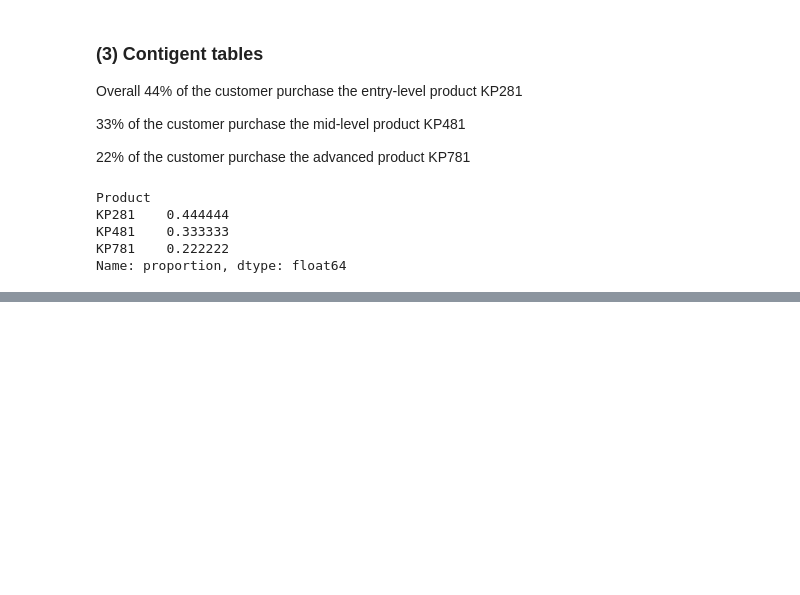
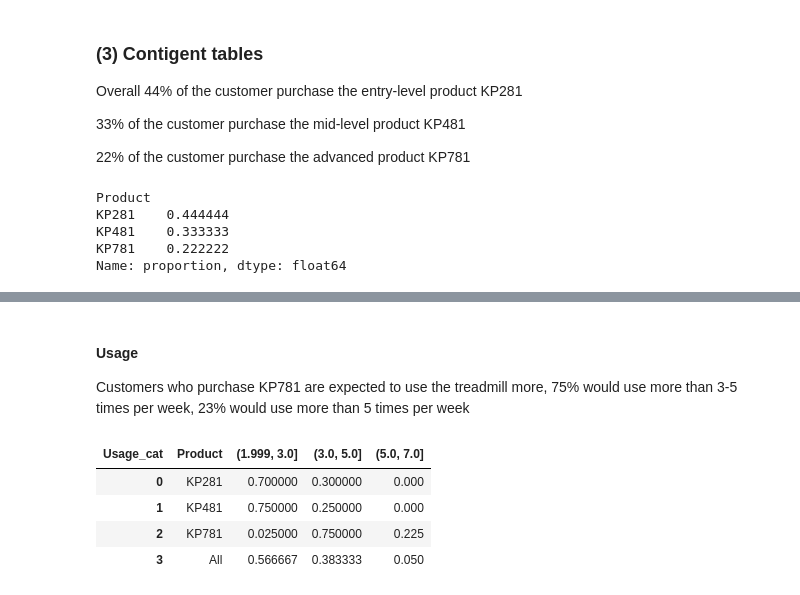
Before and after one commit to J-ZW-Wang/ss_data_project, a Jupyter notebook: Aerofit_Treadmill_Buyer_Profile/Treadmill Buyer Profile.ipynb, the cells around one changed output, grey strips where cells are left out. Cells and saved outputs as stored; diff of their text form; code cells hidden in the pictures; blank space fills up the shorter version.

```diff
--- a/Aerofit_Treadmill_Buyer_Profile/Treadmill Buyer Profile.ipynb
+++ b/Aerofit_Treadmill_Buyer_Profile/Treadmill Buyer Profile.ipynb
@@ -149,0 +144,15 @@ prob_by_varx("MaritalStatus")
+# %% [markdown]
+#### Usage
+
+Customers who purchase KP781 are expected to use the treadmill more, 75% would use more than 3-5 times per week,  23% would use more than 5 times per week
+# %%
+buyerprofile["Usage_cat"] = pd.cut(
+    buyerprofile.Usage, [2, 3, 5, 7], right=True, include_lowest=True
+)
+prob_by_varx("Usage_cat")
+# %% [output]
+| Usage_cat | Product | (1.999, 3.0] | (3.0, 5.0] | (5.0, 7.0] |
+| 0 | KP281 | 0.700000 | 0.300000 | 0.000 |
+| 1 | KP481 | 0.750000 | 0.250000 | 0.000 |
+| 2 | KP781 | 0.025000 | 0.750000 | 0.225 |
+| 3 | All | 0.566667 | 0.383333 | 0.050 |
```
Also changed, not shown: parts of 14 cells of this notebook.
